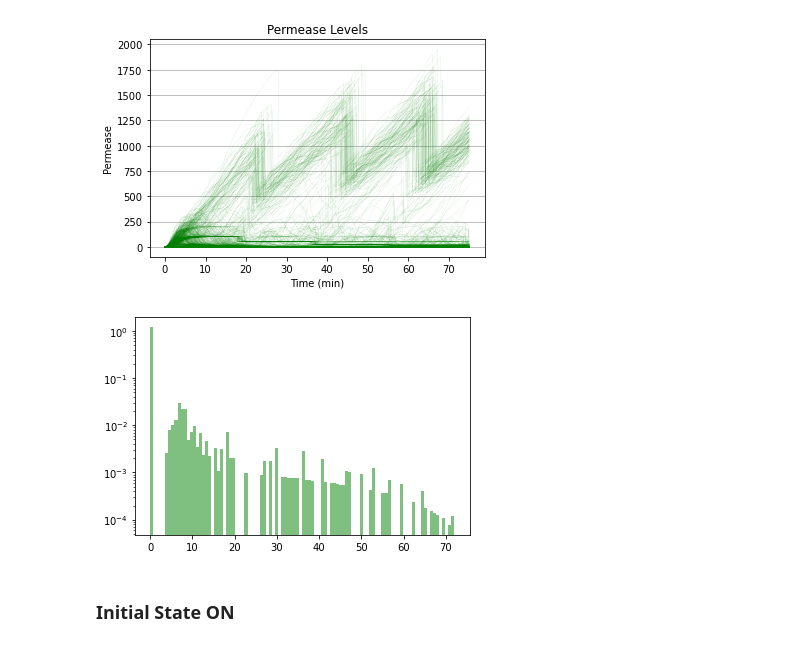
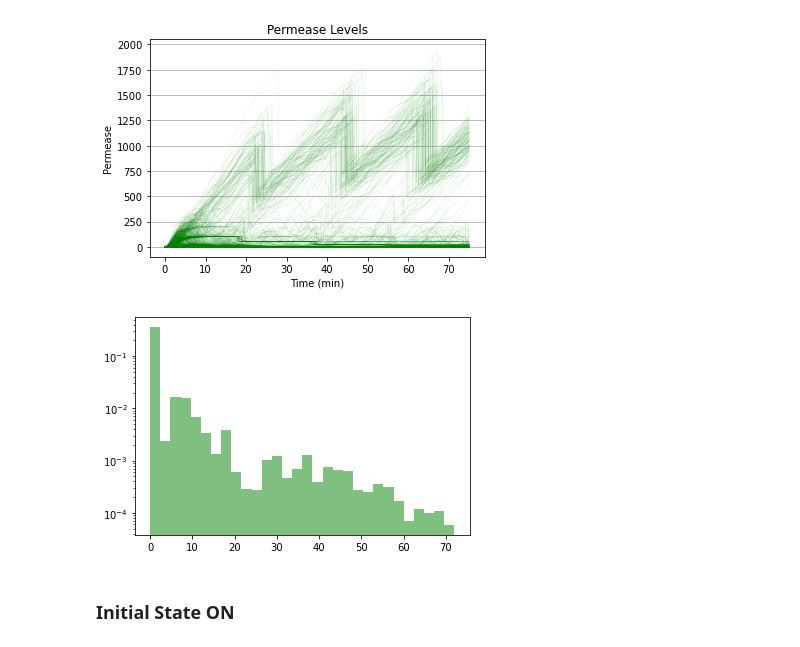
Before and after one commit to SergioPachonDotor/LacI_model, a Jupyter notebook: data_show/division_adder.ipynb, the cells around one changed output. Saved outputs shown, nothing was run; the diff lists cells and outputs as text; code cells hidden in the pictures.

```diff
--- a/data_show/division_adder.ipynb
+++ b/data_show/division_adder.ipynb
@@ -47,9 +47,9 @@ plt.ylabel('Permease')
 Text(0, 0.5, 'Permease')
 [figure]
 # %%
-plt.hist(df['On_Time'], bins=100, color='g', alpha=0.5, density=True);
+plt.hist(df['On_Time'], bins=30, color='g', alpha=0.5, density=True);
 plt.yscale('log')
 # %% [output]
-[figure, old version]
+[figure, new version]
 # %% [markdown]
 ### Initial State ON
```
Also changed, not shown: 9 other files.
